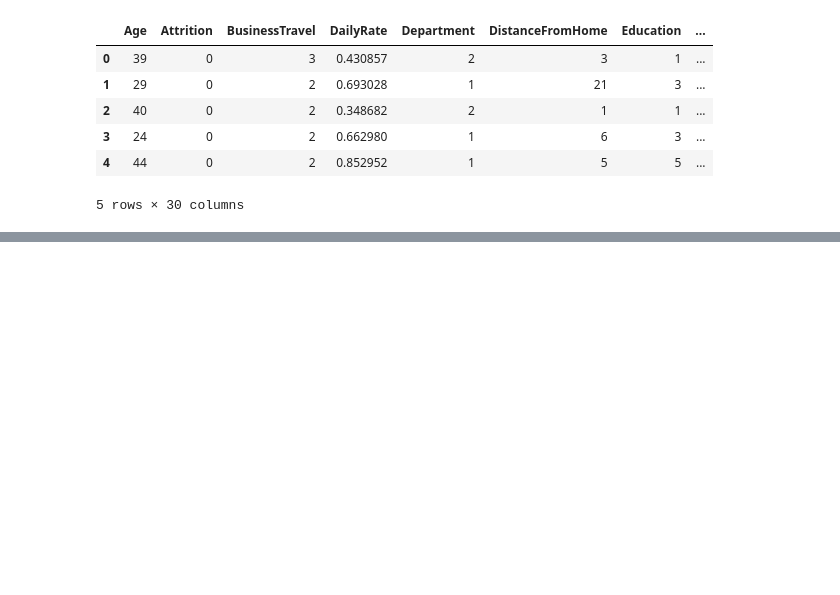
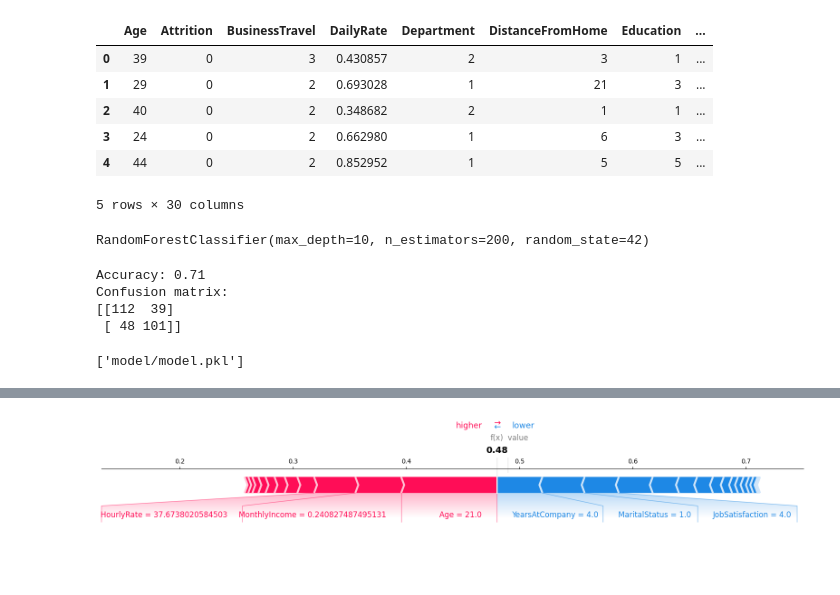
Before and after one commit to keanteng/wqd7001, a Jupyter notebook: draft.ipynb, the cells around one changed output, grey strips where cells are left out. Drawn from its saved outputs; the diff is of its cells as text; code cells hidden in the pictures; blank space fills up the shorter version.

Commit message:
add trained model

```diff
--- a/draft.ipynb
+++ b/draft.ipynb
@@ -19,0 +28,54 @@ data.head()
+# %%
+# train a random forest model
+from sklearn.ensemble import RandomForestClassifier
+
+# the target is the Attrition
+y = data['Attrition']
+x = data.drop(['Attrition'], axis=1)
+
+# train test split
+from sklearn.model_selection import train_test_split
+
+x_train, x_test, y_train, y_test = train_test_split(x, y, test_size=0.3, random_state=42)
+
+# train the model
+model = RandomForestClassifier(n_estimators=200, max_depth=10, random_state=42)
+model.fit(x_train, y_train)
+# %% [output]
+RandomForestClassifier(max_depth=10, n_estimators=200, random_state=42)
+# %%
+# test the model
+y_pred = model.predict(x_test)
+
+# evaluate the model
+from sklearn.metrics import accuracy_score
+accuracy = accuracy_score(y_test, y_pred)
+print(f'Accuracy: {accuracy}')
+
+# confusion matrix
+from sklearn.metrics import confusion_matrix
+conf_matrix = confusion_matrix(y_test, y_pred)
+print(f'Confusion matrix: \n{conf_matrix}')
+# %% [output]
+Accuracy: 0.71
+Confusion matrix:
+[[112  39]
+ [ 48 101]]
+# %%
+# save the model as pkl
+import joblib
+joblib.dump(model, 'model/model.pkl')
+# %% [output]
+['model/model.pkl']
+# %%
+# use SHAP to visualize how the model works
+import shap
+
+explainer = shap.TreeExplainer(model)
+
+# show the force plot for the first row
+shap_values = explainer.shap_values(x_test.iloc[0])
+
+shap.initjs()
+shap.force_plot(explainer.expected_value[1], shap_values[1], x_test.iloc[0], matplotlib=True)
+# %% [output]
@@ -19,0 +83 @@ data.head()
+[figure, added]
```
Also changed, not shown: parts of 2 cells of this notebook, 1 other file.
